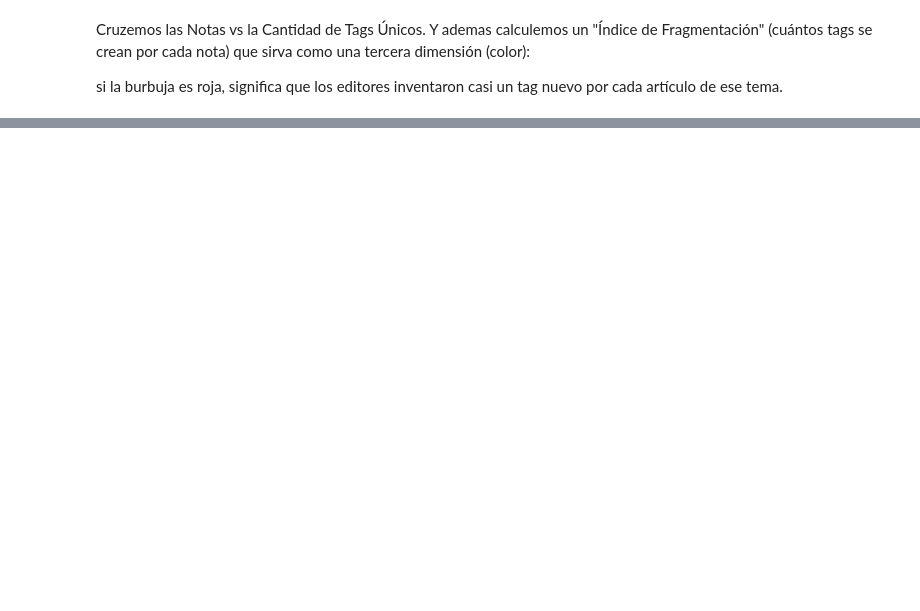
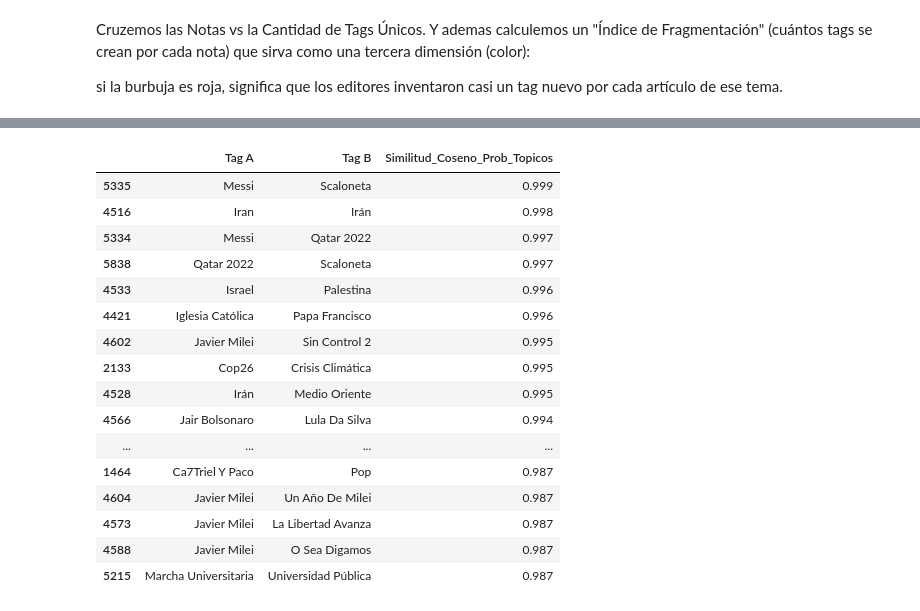
Before and after one commit to MauricioKreszczuk/anfibia-unsam, a Jupyter notebook: notebooks/07.etiquetas.ipynb, the cells around one changed output, grey strips where cells are left out. Drawn from its saved outputs; the diff is of its cells as text; code cells hidden in the pictures; blank space fills up the shorter version.

```diff
--- a/notebooks/07.etiquetas.ipynb
+++ b/notebooks/07.etiquetas.ipynb
@@ -565,0 +842,62 @@ fig_ranking.show()
+# %%
+# ==============================================================================
+# SOLAPAMIENTO DE TAGS POR PERFIL DE TÓPICOS (Recargando corpus original)
+# ==============================================================================
+
+# 1. Cargar explícitamente el corpus original para evitar colisiones de variables
+df_corpus = pd.read_csv(DATA_PROCESSED)
+df_corpus["doc_id"] = df_corpus.index
+
+textos_docs = df_corpus["document_text_final"]
+
+# 3. Calcular la distribución suave de tópicos con BERTopic
+print("Calculando distribuciones de probabilidad de tópicos con BERTopic...")
+doc_topic_dist, _ = topic_model.approximate_distribution(textos_docs, use_embedding_model=False)
+
+df_dist = pd.DataFrame(doc_topic_dist)
+df_dist["doc_id"] = df_corpus["doc_id"].values
+
+# 4. Unir la distribución de tópicos con el dataframe de tags desanidado
+col_topics = [c for c in df_dist.columns if c != "doc_id"]
+df_tags_dist = df_desanidado[["doc_id", "tag"]].merge(df_dist, on="doc_id", how="inner")
+df_tags_dist["tag"] = df_tags_dist["tag"].str.strip().str.title()
+
+df_tags_dist = df_tags_dist[
+    df_tags_dist["tag"].notna()
+    & (df_tags_dist["tag"] != "")
+    & (df_tags_dist["tag"].str.lower() != "nan")
+].copy()
+
+# 5. Agrupar por tag y promediar sus vectores de probabilidad de tópicos
+tag_topic_profiles = df_tags_dist.groupby("tag")[col_topics].mean()
+
+tags_array = tag_topic_profiles.index.values
+matriz_perfiles = tag_topic_profiles.values
+
+print(f"\nCalculando similitud coseno por perfil probabilístico para {len(tags_array):,} tags totales...")
+
+# 6. Calcular Similitud Coseno
+sim_matrix_topic_probs = cosine_similarity(matriz_perfiles)
+
+# 7. Filtrar pares con alta similitud temática real
+UMBRAL_COSENO_PROB = 0.85
+pares_prob = []
+
+n = len(tags_array)
+for i in range(n):
+    for j in range(i + 1, n):
+        score = sim_matrix_topic_probs[i, j]
+        if UMBRAL_COSENO_PROB <= score < 0.999:
+            pares_prob.append({
+                "Tag A": tags_array[i],
+                "Tag B": tags_array[j],
+                "Similitud_Coseno_Prob_Topicos": round(float(score), 3)
+            })
+
+df_pares_prob = pd.DataFrame(pares_prob).sort_values(by="Similitud_Coseno_Prob_Topicos", ascending=False)
+
+print(f"Pares con solapamiento temático real (con probabilidades BERTopic): {len(df_pares_prob):,}")
+display(df_pares_prob.head(40))
+
+df_pares_prob.to_csv(OUTPUT_DIR / "tags_solapamiento_prob_topicos.csv", index=False)
+# %% [output]
@@ -565,0 +908,17 @@ fig_ranking.show()
+|  | Tag A | Tag B | Similitud_Coseno_Prob_Topicos |
+| 5335 | Messi | Scaloneta | 0.999 |
+| 4516 | Iran | Irán | 0.998 |
+| 5334 | Messi | Qatar 2022 | 0.997 |
+| 5838 | Qatar 2022 | Scaloneta | 0.997 |
+| 4533 | Israel | Palestina | 0.996 |
+| 4421 | Iglesia Católica | Papa Francisco | 0.996 |
+| 4602 | Javier Milei | Sin Control 2 | 0.995 |
+| 2133 | Cop26 | Crisis Climática | 0.995 |
+| 4528 | Irán | Medio Oriente | 0.995 |
+| 4566 | Jair Bolsonaro | Lula Da Silva | 0.994 |
+| ... | ... | ... | ... |
+| 1464 | Ca7Triel Y Paco | Pop | 0.987 |
+| 4604 | Javier Milei | Un Año De Milei | 0.987 |
+| 4573 | Javier Milei | La Libertad Avanza | 0.987 |
+| 4588 | Javier Milei | O Sea Digamos | 0.987 |
+| 5215 | Marcha Universitaria | Universidad Pública | 0.987 |
```
Also changed, not shown: parts of 12 cells of this notebook.
